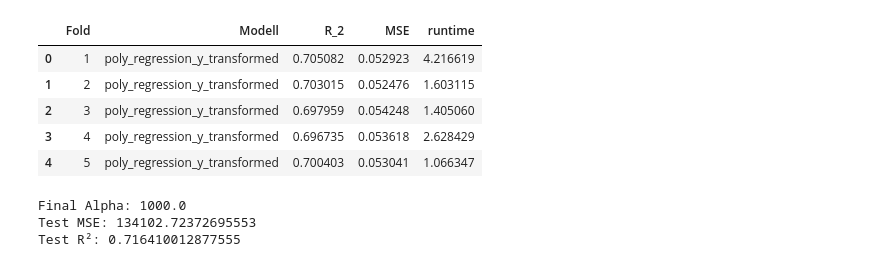
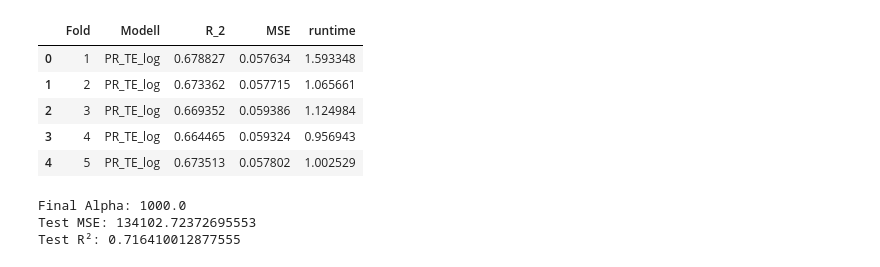
Before and after one commit to FelixFritz02/DataProject-WS-25-26, a Jupyter notebook: polynomial_regression.ipynb, the cells around one changed output. Saved outputs shown, nothing was run; the diff lists cells and outputs as text; code cells hidden in the pictures.

```diff
--- a/polynomial_regression.ipynb
+++ b/polynomial_regression.ipynb
@@ -75,18 +74,18 @@ Best Params: [{'model__ridge__alpha': np.float64(215.44346900318823)}, {'model__
 # %%
 number_outer_cv_splits = 5
 model_evaluation = pd.DataFrame({"Fold": range(1, number_outer_cv_splits+1)})
-model_evaluation['Modell'] = ['poly_regression'] * number_outer_cv_splits
+model_evaluation['Modell'] = ['PR_TE_log'] * number_outer_cv_splits
 model_evaluation['R_2'] = ridge_poly_cv.get_r2_scores()
 model_evaluation['MSE'] = ridge_poly_cv.get_mse_scores()
 model_evaluation["runtime"] = ridge_poly_cv.get_fit_times()
 model_evaluation
 # %% [output]
 |  | Fold | Modell | R_2 | MSE | runtime |
-| 0 | 1 | poly_regression_y_transformed | 0.705082 | 0.052923 | 4.216619 |
-| 1 | 2 | poly_regression_y_transformed | 0.703015 | 0.052476 | 1.603115 |
-| 2 | 3 | poly_regression_y_transformed | 0.697959 | 0.054248 | 1.405060 |
-| 3 | 4 | poly_regression_y_transformed | 0.696735 | 0.053618 | 2.628429 |
-| 4 | 5 | poly_regression_y_transformed | 0.700403 | 0.053041 | 1.066347 |
+| 0 | 1 | PR_TE_log | 0.678827 | 0.057634 | 1.593348 |
+| 1 | 2 | PR_TE_log | 0.673362 | 0.057715 | 1.065661 |
+| 2 | 3 | PR_TE_log | 0.669352 | 0.059386 | 1.124984 |
+| 3 | 4 | PR_TE_log | 0.664465 | 0.059324 | 0.956943 |
+| 4 | 5 | PR_TE_log | 0.673513 | 0.057802 | 1.002529 |
 # %%
 model_evaluation.to_pickle('benchmarking/poly_regression_y_log_transformed.pkl')
 # %%
```
Also changed, not shown: parts of 2 cells of this notebook, 10 other files.
